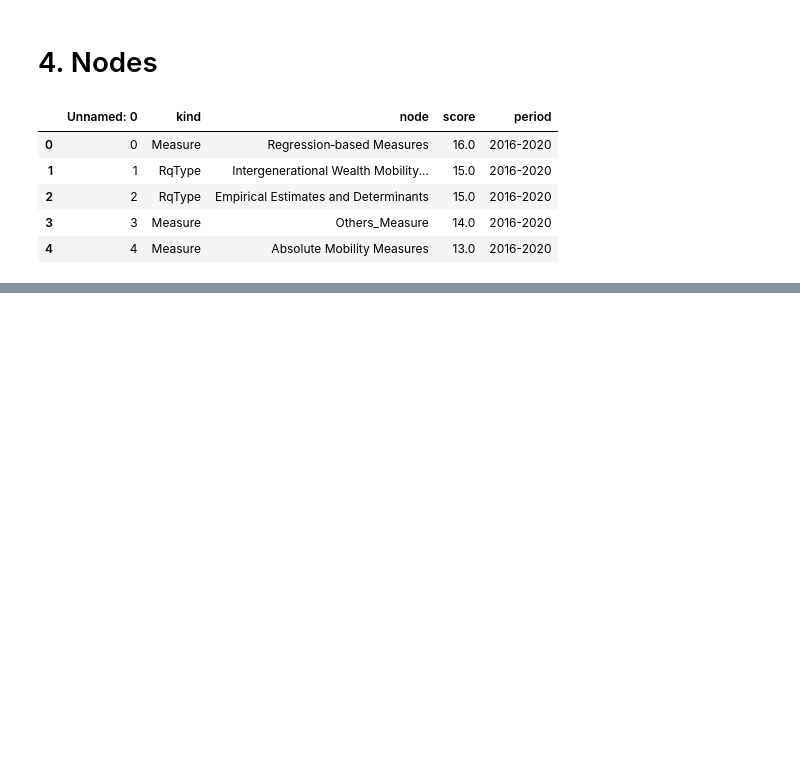
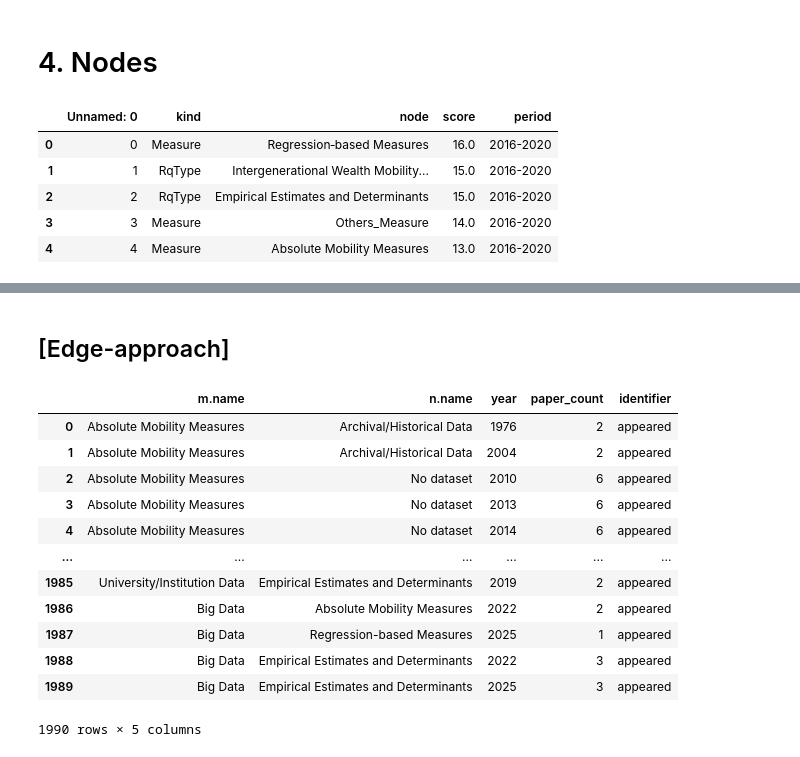
Before and after one commit to SereneKim/meta-welath_mobility, a Jupyter notebook: notebooks/12_analysis_feature-only.ipynb, the cells around one changed output, grey strips where cells are left out. Drawn from its saved outputs; the diff is of its cells as text; code cells hidden in the pictures; blank space fills up the shorter version.

```diff
--- a/notebooks/12_analysis_feature-only.ipynb
+++ b/notebooks/12_analysis_feature-only.ipynb
@@ -590,0 +667,28 @@ fig.show()
+# %% [markdown]
+## [Edge-approach]
+# %%
+import graph
+import decay_weight
+
+df = pd.read_csv(f"{path}/results/feature-only-KG/edges_appearances_paperids.csv")
+df = df[['m.name', 'n.name', 'year', 'paper_count']]
+df['m.name'] = df['m.name'].apply(graph.norm)
+df['n.name'] = df['n.name'].apply(graph.norm)
+df['year'] = df['year'].apply(decay_weight.parse_list_like)
+df = df.explode("year").reset_index(drop=True)
+df['identifier'] = "appeared"
+df
+# %% [output]
+|  | m.name | n.name | year | paper_count | identifier |
+| 0 | Absolute Mobility Measures | Archival/Historical Data | 1976 | 2 | appeared |
+| 1 | Absolute Mobility Measures | Archival/Historical Data | 2004 | 2 | appeared |
+| 2 | Absolute Mobility Measures | No dataset | 2010 | 6 | appeared |
+| 3 | Absolute Mobility Measures | No dataset | 2013 | 6 | appeared |
+| 4 | Absolute Mobility Measures | No dataset | 2014 | 6 | appeared |
+| ... | ... | ... | ... | ... | ... |
+| 1985 | University/Institution Data | Empirical Estimates and Determinants | 2019 | 2 | appeared |
+| 1986 | Big Data | Absolute Mobility Measures | 2022 | 2 | appeared |
+| 1987 | Big Data | Regression-based Measures | 2025 | 1 | appeared |
+| 1988 | Big Data | Empirical Estimates and Determinants | 2022 | 3 | appeared |
+| 1989 | Big Data | Empirical Estimates and Determinants | 2025 | 3 | appeared |
+1990 rows × 5 columns
```
Also changed, not shown: parts of 20 cells of this notebook, 2 other files.
